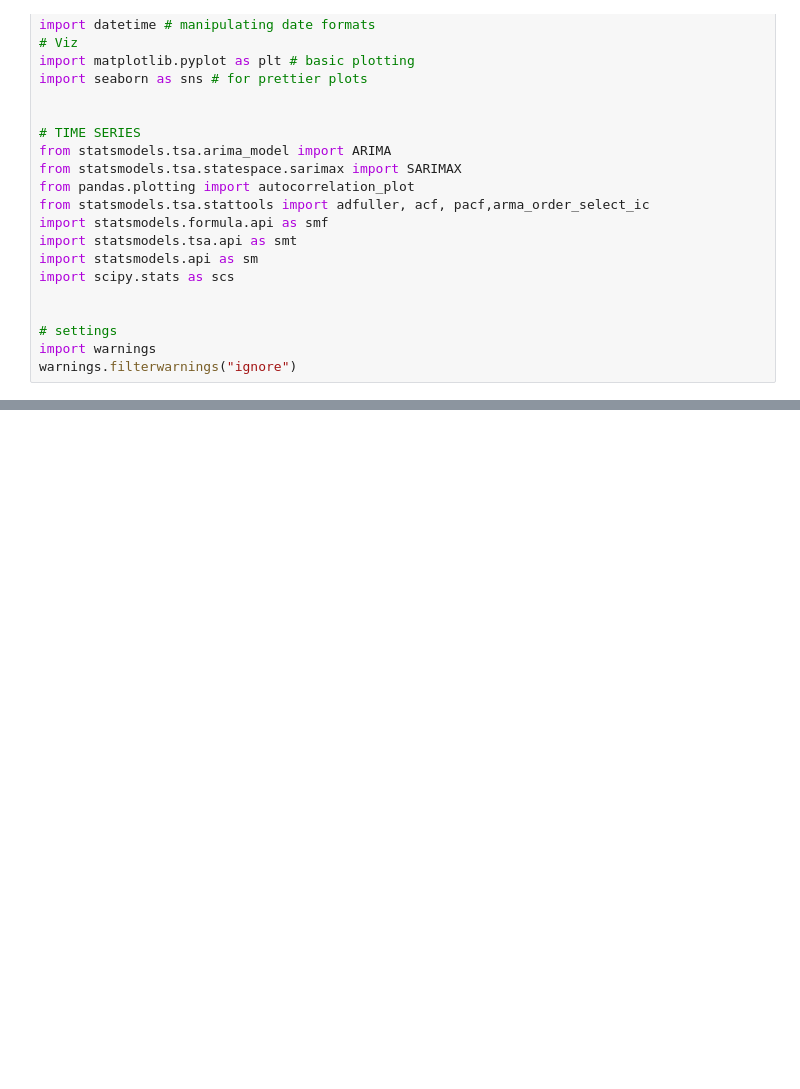
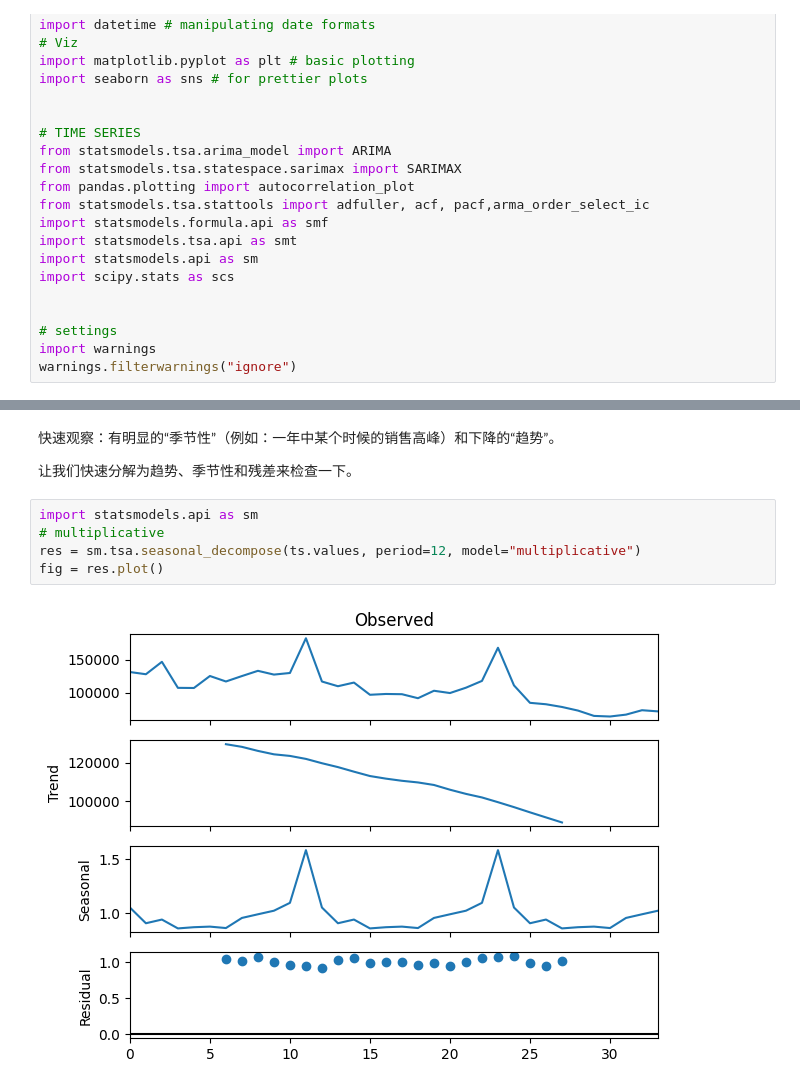
Before and after one commit to LHY-UESTC/Data-Mining, a Jupyter notebook: Predict Future Sales/Predict-Future-Sales.ipynb, the cells around one changed output, grey strips where cells are left out. Saved outputs shown, nothing was run; the diff lists cells and outputs as text; blank space fills up the shorter version.

```diff
--- a/Predict Future Sales/Predict-Future-Sales.ipynb
+++ b/Predict Future Sales/Predict-Future-Sales.ipynb
@@ -39,0 +152,11 @@ warnings.filterwarnings("ignore")
+# %% [markdown]
+快速观察：有明显的“季节性”（例如：一年中某个时候的销售高峰）和下降的“趋势”。
+
+让我们快速分解为趋势、季节性和残差来检查一下。
+# %%
+import statsmodels.api as sm
+# multiplicative
+res = sm.tsa.seasonal_decompose(ts.values, period=12, model="multiplicative")
+fig = res.plot()
+# %% [output]
+[figure, added]
```
Also changed, not shown: parts of 8 cells of this notebook.
